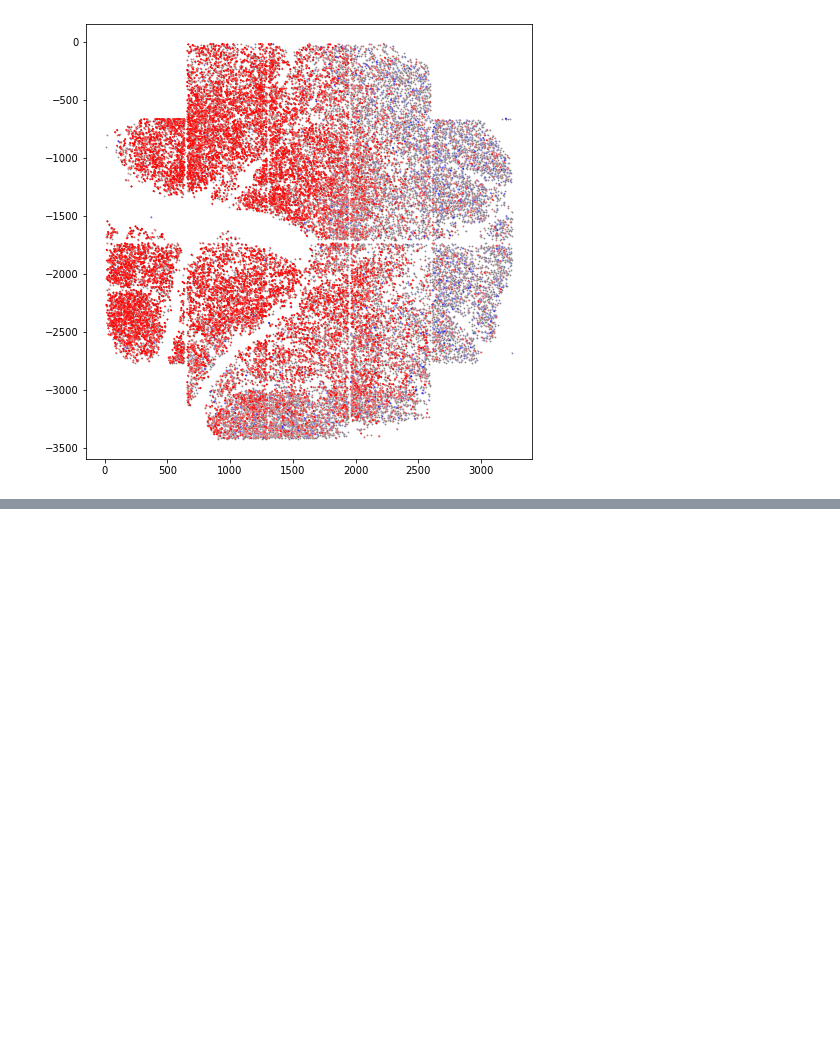
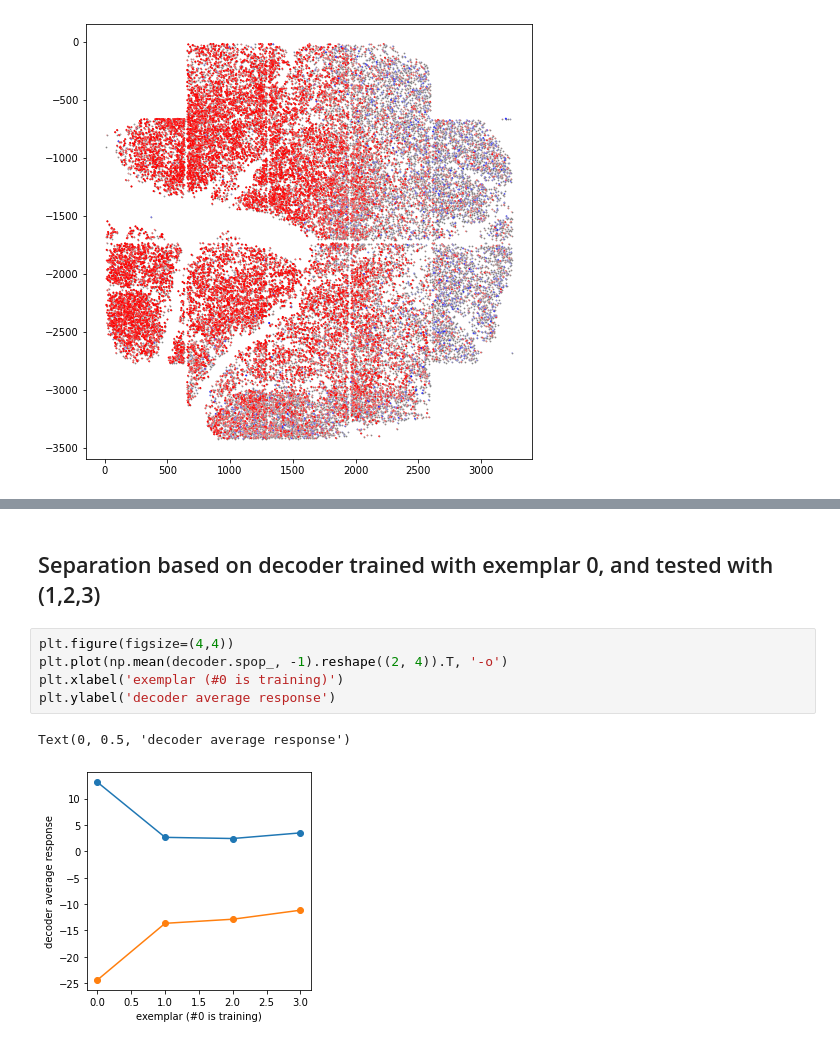
Before and after one commit to NunezKant/Dprime, a Jupyter notebook: PassiveStim/scripts/Dprime_decoder.ipynb, the cells around one changed output, grey strips where cells are left out. Drawn from its saved outputs; the diff is of its cells as text; blank space fills up the shorter version.

```diff
--- a/PassiveStim/scripts/Dprime_decoder.ipynb
+++ b/PassiveStim/scripts/Dprime_decoder.ipynb
@@ -71,0 +93,10 @@ plt.scatter(xpos, -ypos, c = csig, s = csig**2, cmap = 'bwr', vmax = 1, vmin=-1)
+# %% [markdown]
+## Separation based on decoder trained with exemplar 0, and tested with (1,2,3)
+# %%
+plt.figure(figsize=(4,4))
+plt.plot(np.mean(decoder.spop_, -1).reshape((2, 4)).T, '-o')
+plt.xlabel('exemplar (#0 is training)')
+plt.ylabel('decoder average response')
+# %% [output]
+Text(0, 0.5, 'decoder average response')
+[figure, added]
```
Also changed, not shown: parts of 6 cells of this notebook.
